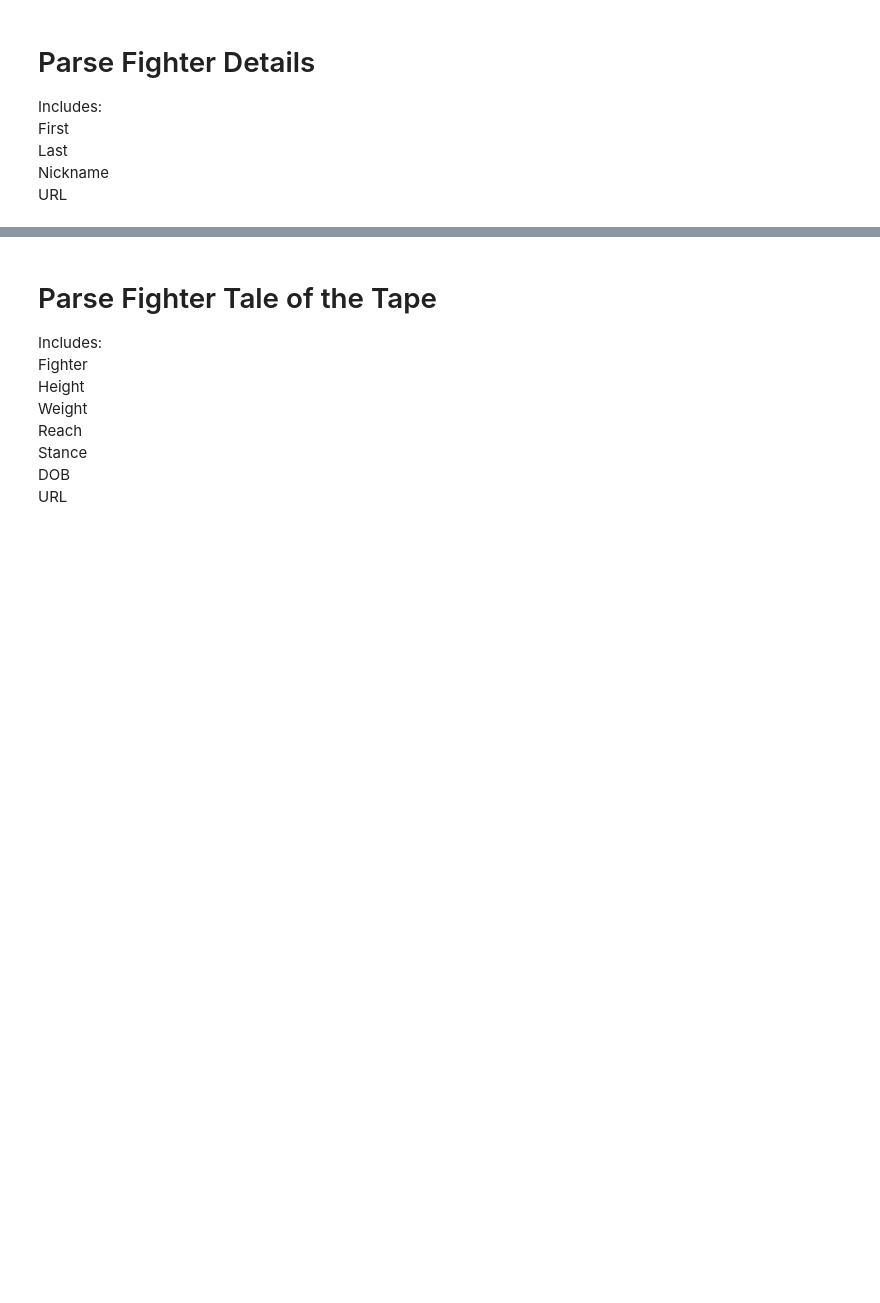
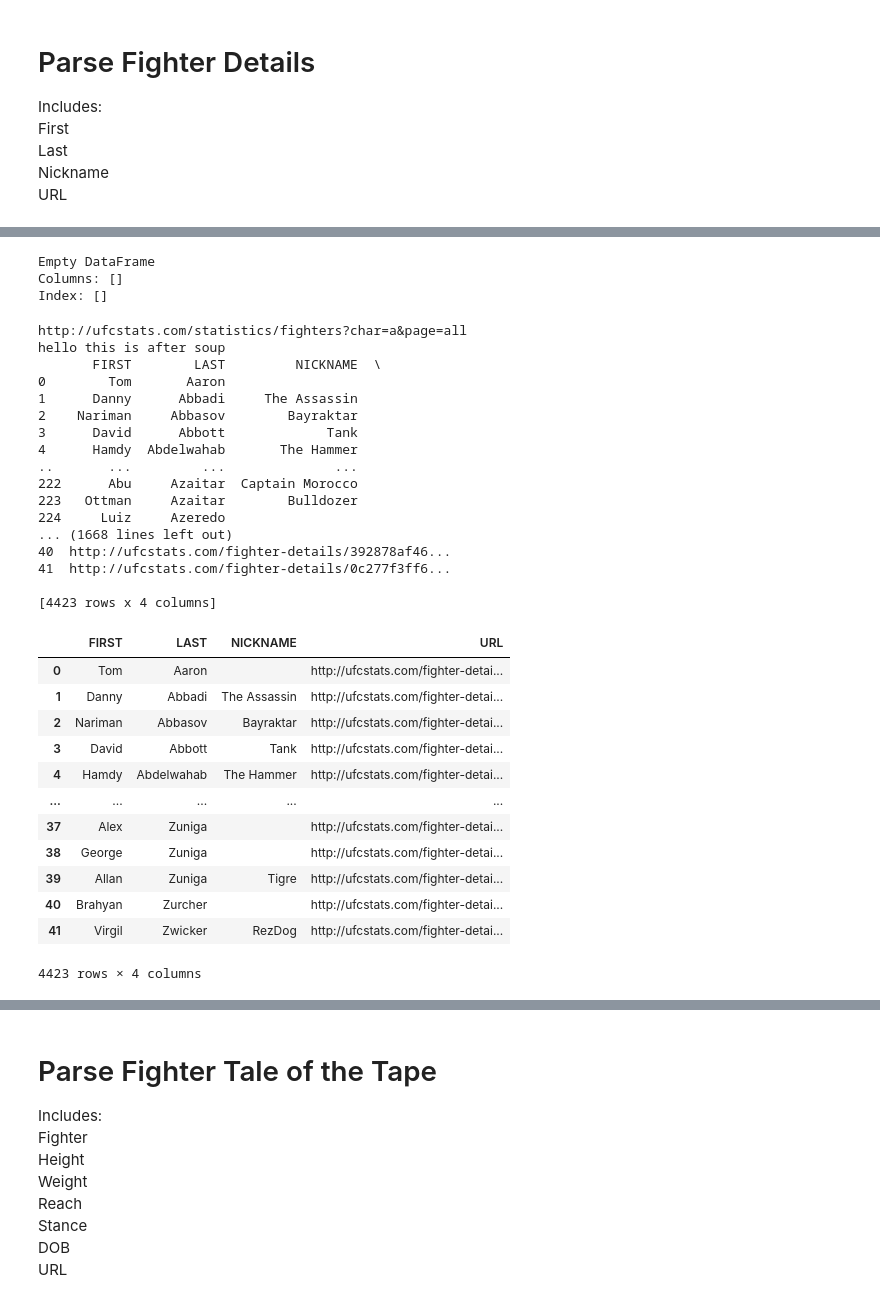
Before and after one commit to David-Mais/UFC-elo-ranking, a Jupyter notebook: scraper/scrape_ufc_stats_fighter_tott.ipynb, the cells around one changed output, grey strips where cells are left out. Drawn from its saved outputs; the diff is of its cells as text; code cells hidden in the pictures; blank space fills up the shorter version.

```diff
--- a/scraper/scrape_ufc_stats_fighter_tott.ipynb
+++ b/scraper/scrape_ufc_stats_fighter_tott.ipynb
@@ -115,0 +44,57 @@ Saved → data/ufc_fighter_details.csv
+# %%
+# create empty dataframe to store all fighter details
+all_fighter_details_df = pd.DataFrame()
+print(all_fighter_details_df)
+
+# loop through list of alphabetical urls
+for url in tqdm_notebook(list_of_alphabetical_urls):
+    # get soup
+    print(url)
+    soup = LIB.get_soup(url)
+    print("hello this is after soup")
+    # parse fighter details
+    fighter_details_df = LIB.parse_fighter_details(soup, config['fighter_details_column_names'])
+    print(fighter_details_df)
+    # concat fighter_details_df to all_fighter_details_df
+    all_fighter_details_df = pd.concat([all_fighter_details_df, fighter_details_df])
+    print(all_fighter_details_df)
+
+# show all fighter details
+display(all_fighter_details_df)
+
+# write to file
+all_fighter_details_df.to_csv(config['fighter_details_file_name'], index=False)
+# %% [output]
+Empty DataFrame
+Columns: []
+Index: []
+http://ufcstats.com/statistics/fighters?char=a&page=all
+hello this is after soup
+       FIRST        LAST         NICKNAME  \
+0        Tom       Aaron
+1      Danny      Abbadi     The Assassin
+2    Nariman     Abbasov        Bayraktar
+3      David      Abbott             Tank
+4      Hamdy  Abdelwahab       The Hammer
+..       ...         ...              ...
+222      Abu     Azaitar  Captain Morocco
+223   Ottman     Azaitar        Bulldozer
+224     Luiz     Azeredo
+... (1668 lines left out)
+40  http://ufcstats.com/fighter-details/392878af46...
+41  http://ufcstats.com/fighter-details/0c277f3ff6...
+
+[4423 rows x 4 columns]
+|  | FIRST | LAST | NICKNAME | URL |
+| 0 | Tom | Aaron |  | http://ufcstats.com/fighter-detai... |
+| 1 | Danny | Abbadi | The Assassin | http://ufcstats.com/fighter-detai... |
+| 2 | Nariman | Abbasov | Bayraktar | http://ufcstats.com/fighter-detai... |
+| 3 | David | Abbott | Tank | http://ufcstats.com/fighter-detai... |
+| 4 | Hamdy | Abdelwahab | The Hammer | http://ufcstats.com/fighter-detai... |
+| ... | ... | ... | ... | ... |
+| 37 | Alex | Zuniga |  | http://ufcstats.com/fighter-detai... |
+| 38 | George | Zuniga |  | http://ufcstats.com/fighter-detai... |
+| 39 | Allan | Zuniga | Tigre | http://ufcstats.com/fighter-detai... |
+| 40 | Brahyan | Zurcher |  | http://ufcstats.com/fighter-detai... |
+| 41 | Virgil | Zwicker | RezDog | http://ufcstats.com/fighter-detai... |
+4423 rows × 4 columns
```
Also changed, not shown: parts of 9 cells of this notebook, 13 other files.
